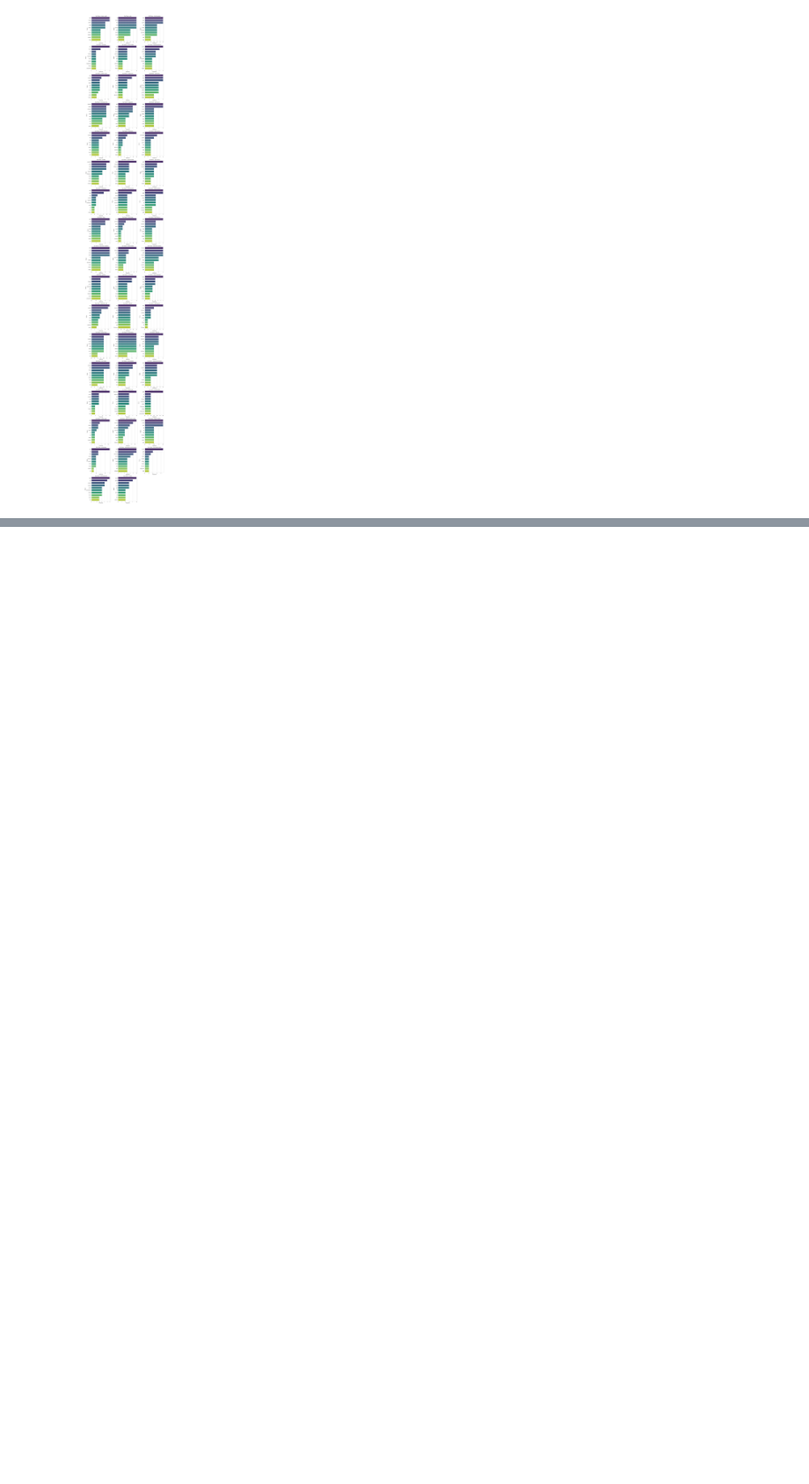
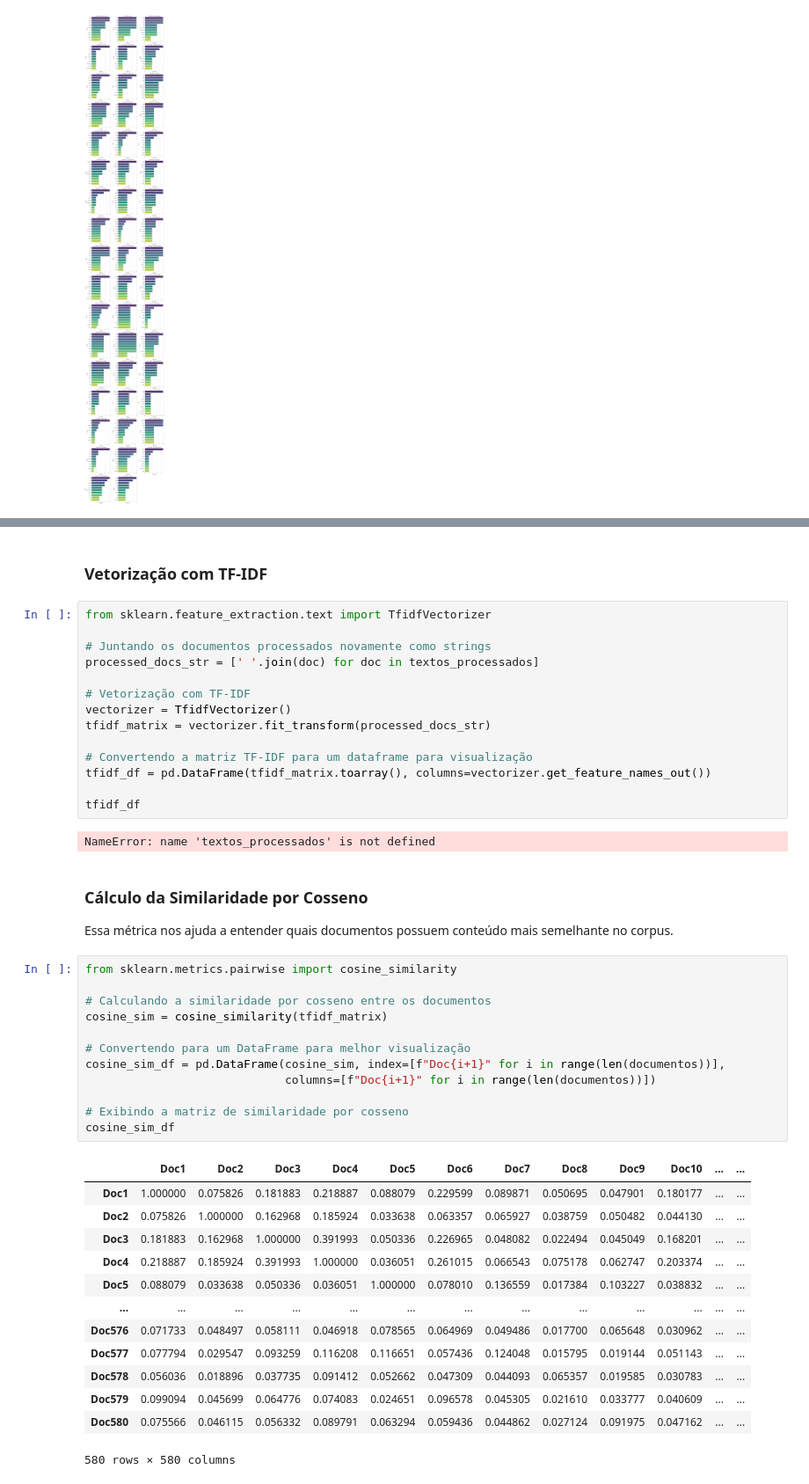
Before and after one commit to luizklitzke1/PLNAV3, a Jupyter notebook: Juntos.ipynb, the cells around one changed output, grey strips where cells are left out. Shown at 88% size. Drawn from its saved outputs; the diff is of its cells as text; blank space fills up the shorter version.

```diff
--- a/Juntos.ipynb
+++ b/Juntos.ipynb
@@ -336,0 +331,48 @@ plot_top_tokens_small_multiples(df_top_tokens, cols=3)
+# %% [markdown]
+### Vetorização com TF-IDF
+# %%
+from sklearn.feature_extraction.text import TfidfVectorizer
+
+# Juntando os documentos processados novamente como strings
+processed_docs_str = [' '.join(doc) for doc in textos_processados]
+
+# Vetorização com TF-IDF
+vectorizer = TfidfVectorizer()
+tfidf_matrix = vectorizer.fit_transform(processed_docs_str)
+
+# Convertendo a matriz TF-IDF para um dataframe para visualização
+tfidf_df = pd.DataFrame(tfidf_matrix.toarray(), columns=vectorizer.get_feature_names_out())
+
+tfidf_df
+# %% [output]
+NameError: name 'textos_processados' is not defined
+# %% [markdown]
+### Cálculo da Similaridade por Cosseno
+
+Essa métrica nos ajuda a entender quais documentos possuem conteúdo mais semelhante no corpus.
+# %%
+from sklearn.metrics.pairwise import cosine_similarity
+
+# Calculando a similaridade por cosseno entre os documentos
+cosine_sim = cosine_similarity(tfidf_matrix)
+
+# Convertendo para um DataFrame para melhor visualização
+cosine_sim_df = pd.DataFrame(cosine_sim, index=[f"Doc{i+1}" for i in range(len(documentos))],
+                             columns=[f"Doc{i+1}" for i in range(len(documentos))])
+
+# Exibindo a matriz de similaridade por cosseno
+cosine_sim_df
+# %% [output]
+|  | Doc1 | Doc2 | Doc3 | Doc4 | Doc5 | Doc6 | Doc7 | Doc8 | Doc9 | Doc10 | ... | ... |
+| Doc1 | 1.000000 | 0.075826 | 0.181883 | 0.218887 | 0.088079 | 0.229599 | 0.089871 | 0.050695 | 0.047901 | 0.180177 | ... | ... |
+| Doc2 | 0.075826 | 1.000000 | 0.162968 | 0.185924 | 0.033638 | 0.063357 | 0.065927 | 0.038759 | 0.050482 | 0.044130 | ... | ... |
+| Doc3 | 0.181883 | 0.162968 | 1.000000 | 0.391993 | 0.050336 | 0.226965 | 0.048082 | 0.022494 | 0.045049 | 0.168201 | ... | ... |
+| Doc4 | 0.218887 | 0.185924 | 0.391993 | 1.000000 | 0.036051 | 0.261015 | 0.066543 | 0.075178 | 0.062747 | 0.203374 | ... | ... |
+| Doc5 | 0.088079 | 0.033638 | 0.050336 | 0.036051 | 1.000000 | 0.078010 | 0.136559 | 0.017384 | 0.103227 | 0.038832 | ... | ... |
+| ... | ... | ... | ... | ... | ... | ... | ... | ... | ... | ... | ... | ... |
+| Doc576 | 0.071733 | 0.048497 | 0.058111 | 0.046918 | 0.078565 | 0.064969 | 0.049486 | 0.017700 | 0.065648 | 0.030962 | ... | ... |
+| Doc577 | 0.077794 | 0.029547 | 0.093259 | 0.116208 | 0.116651 | 0.057436 | 0.124048 | 0.015795 | 0.019144 | 0.051143 | ... | ... |
+| Doc578 | 0.056036 | 0.018896 | 0.037735 | 0.091412 | 0.052662 | 0.047309 | 0.044093 | 0.065357 | 0.019585 | 0.030783 | ... | ... |
+| Doc579 | 0.099094 | 0.045699 | 0.064776 | 0.074083 | 0.024651 | 0.096578 | 0.045305 | 0.021610 | 0.033777 | 0.040609 | ... | ... |
+| Doc580 | 0.075566 | 0.046115 | 0.056332 | 0.089791 | 0.063294 | 0.059436 | 0.044862 | 0.027124 | 0.091975 | 0.047162 | ... | ... |
+580 rows × 580 columns
```
Also changed, not shown: parts of 8 cells of this notebook.
